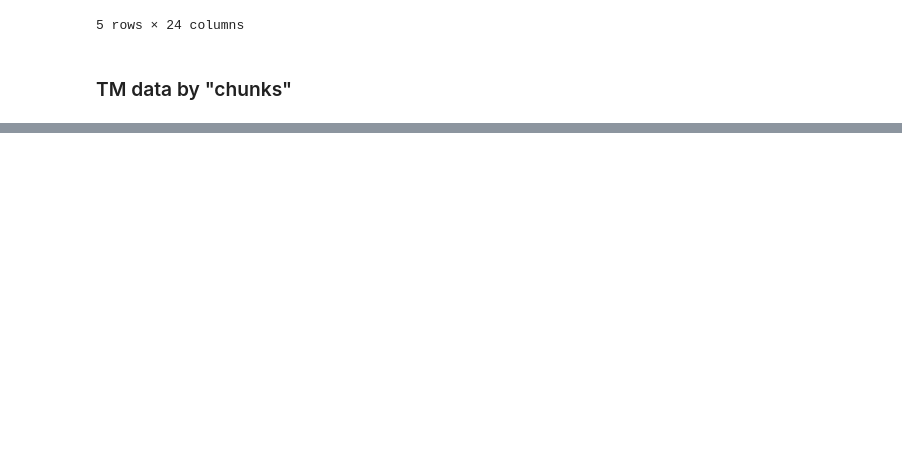
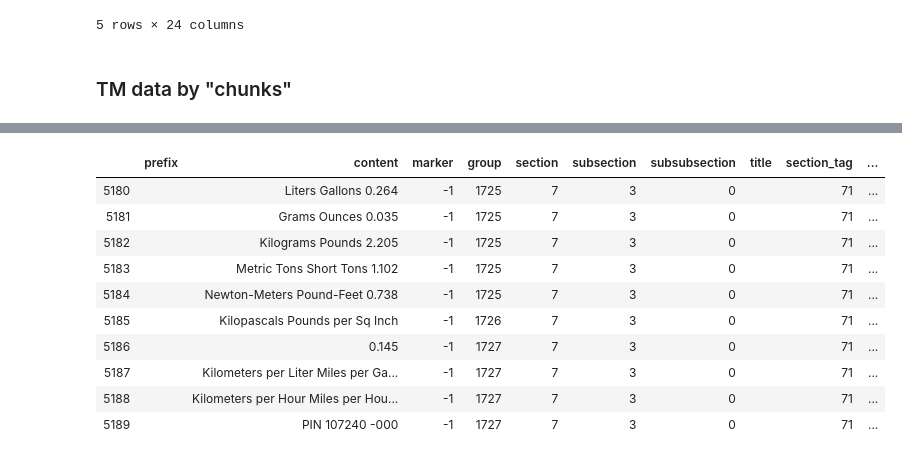
Before and after one commit to q1park/docstructure, a Jupyter notebook: NLPViewer.ipynb, the cells around one changed output, grey strips where cells are left out. Saved outputs shown, nothing was run; the diff lists cells and outputs as text; code cells hidden in the pictures; blank space fills up the shorter version.

```diff
--- a/NLPViewer.ipynb
+++ b/NLPViewer.ipynb
@@ -84,0 +129,14 @@ tm_chunks.head(5)
+# %%
+tm_chunks.tail(10)
+# %% [output]
+|  | prefix | content | marker | group | section | subsection | subsubsection | title | section_tag | ... |
+| 5180 |  | Liters Gallons 0.264 | -1 | 1725 | 7 | 3 | 0 |  | 71 | ... |
+| 5181 |  | Grams Ounces 0.035 | -1 | 1725 | 7 | 3 | 0 |  | 71 | ... |
+| 5182 |  | Kilograms Pounds 2.205 | -1 | 1725 | 7 | 3 | 0 |  | 71 | ... |
+| 5183 |  | Metric Tons Short Tons 1.102 | -1 | 1725 | 7 | 3 | 0 |  | 71 | ... |
+| 5184 |  | Newton-Meters Pound-Feet 0.738 | -1 | 1725 | 7 | 3 | 0 |  | 71 | ... |
+| 5185 |  | Kilopascals Pounds per Sq Inch | -1 | 1726 | 7 | 3 | 0 |  | 71 | ... |
+| 5186 |  | 0.145 | -1 | 1727 | 7 | 3 | 0 |  | 71 | ... |
+| 5187 |  | Kilometers per Liter Miles per Ga... | -1 | 1727 | 7 | 3 | 0 |  | 71 | ... |
+| 5188 |  | Kilometers per Hour Miles per Hou... | -1 | 1727 | 7 | 3 | 0 |  | 71 | ... |
+| 5189 |  | PIN 107240 -000 | -1 | 1727 | 7 | 3 | 0 |  | 71 | ... |
```
Also changed, not shown: parts of 13 cells of this notebook, 46 other files.
